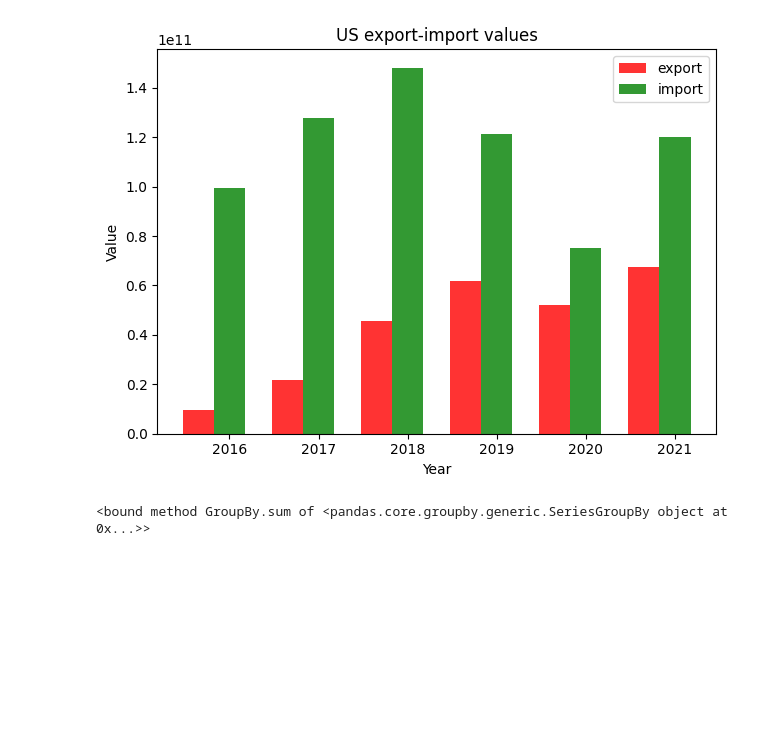
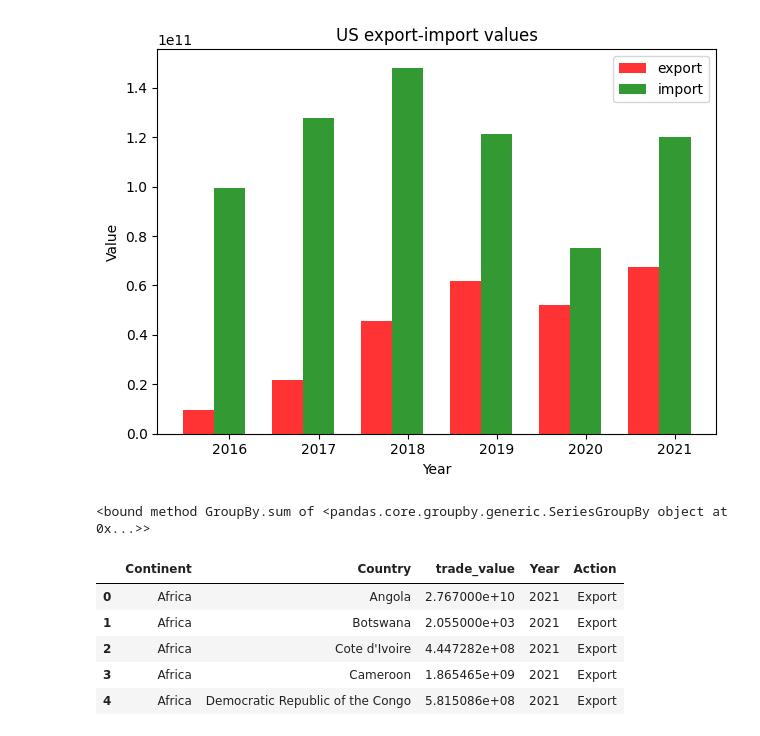
Before and after one commit to firmansevic/python, a Jupyter notebook: oil.ipynb, the cells around one changed output. Drawn from its saved outputs; the diff is of its cells as text; code cells hidden in the pictures; blank space fills up the shorter version.

Commit message:
Kaggle Notebook | Petroleum_Trade | Version 8

```diff
--- a/oil.ipynb
+++ b/oil.ipynb
@@ -182,3 +182,12 @@ plt.show()
 df[(df.Country=='United States')&(df.Action=='Import')&(df.Year>2015)].groupby('Year').trade_value.sum
 # %% [output]
 <bound method GroupBy.sum of <pandas.core.groupby.generic.SeriesGroupBy object at 0x...>>
+# %%
+df.head()
+# %% [output]
+|  | Continent | Country | trade_value | Year | Action |
+| 0 | Africa | Angola | 2.767000e+10 | 2021 | Export |
+| 1 | Africa | Botswana | 2.055000e+03 | 2021 | Export |
+| 2 | Africa | Cote d'Ivoire | 4.447282e+08 | 2021 | Export |
+| 3 | Africa | Cameroon | 1.865465e+09 | 2021 | Export |
+| 4 | Africa | Democratic Republic of the Congo | 5.815086e+08 | 2021 | Export |
```
Also changed, not shown: parts of 4 cells of this notebook.
